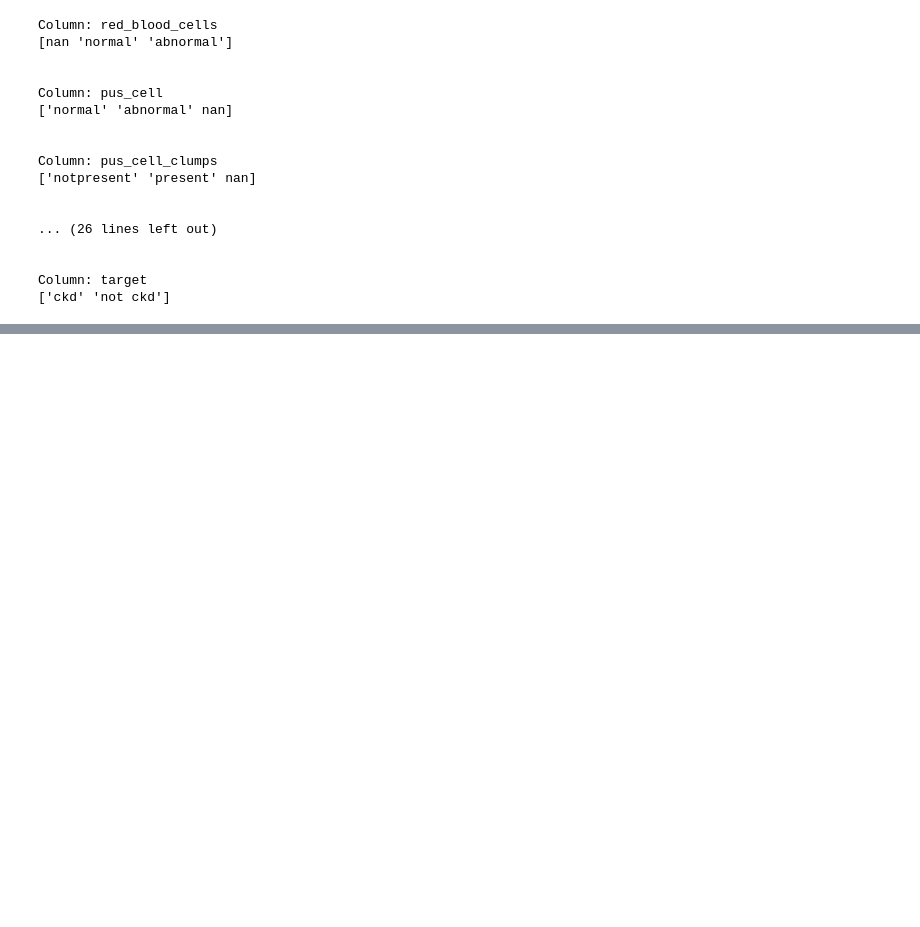
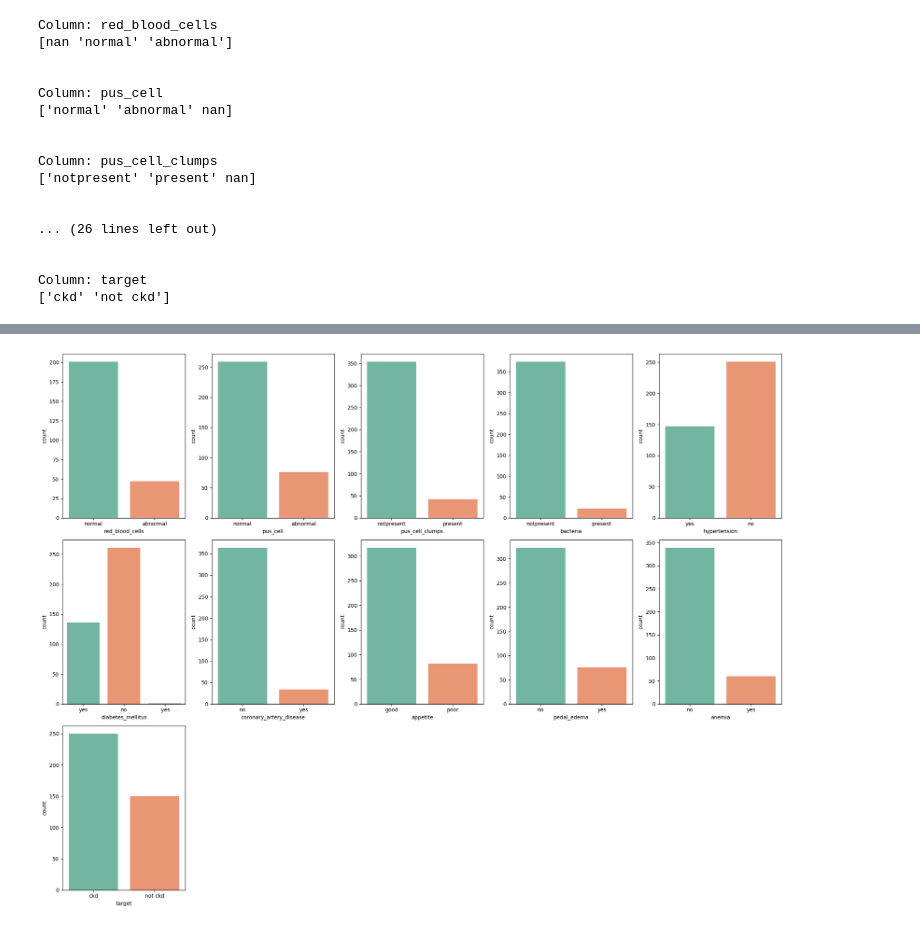
Before and after one commit to rituparna25/Chronic-Kidney-Disease-Predictor, a Jupyter notebook: kidney_disease_code.ipynb, the cells around one changed output, grey strips where cells are left out. Drawn from its saved outputs; the diff is of its cells as text; code cells hidden in the pictures; blank space fills up the shorter version.

```diff
--- a/kidney_disease_code.ipynb
+++ b/kidney_disease_code.ipynb
@@ -194,0 +213,11 @@ Column: target
+# %%
+# Visualizing the distribution of categorical features
+plt.figure(figsize=(20,15))
+
+for i, col in enumerate(categorical_cols.columns, 1):
+    plt.subplot(3, 5, i)
+    sns.countplot(data=df, x=col,hue=col, palette='Set2',legend=False)
+plt.tight_layout()
+plt.show()
+# %% [output]
+[figure, added]
```
Also changed, not shown: parts of 1 cell of this notebook.
